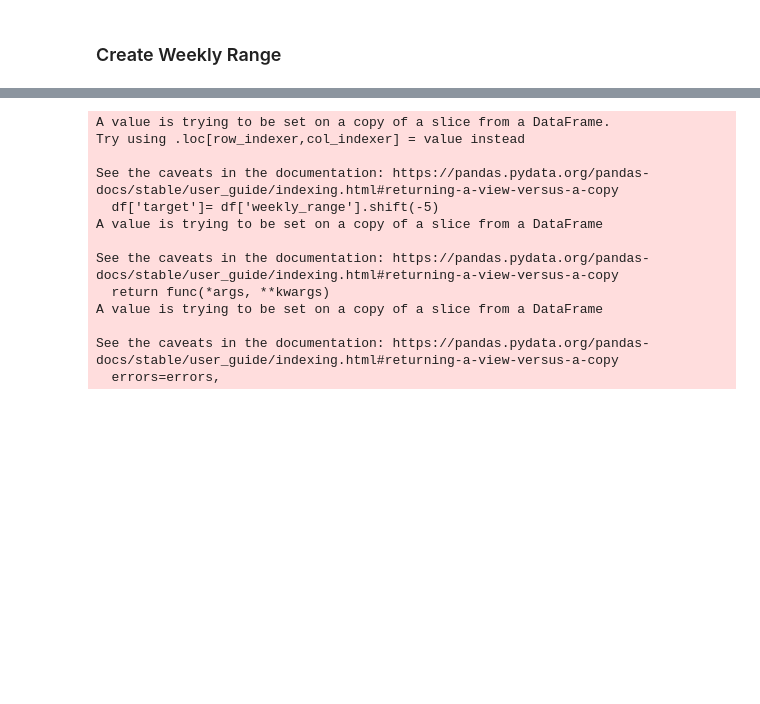
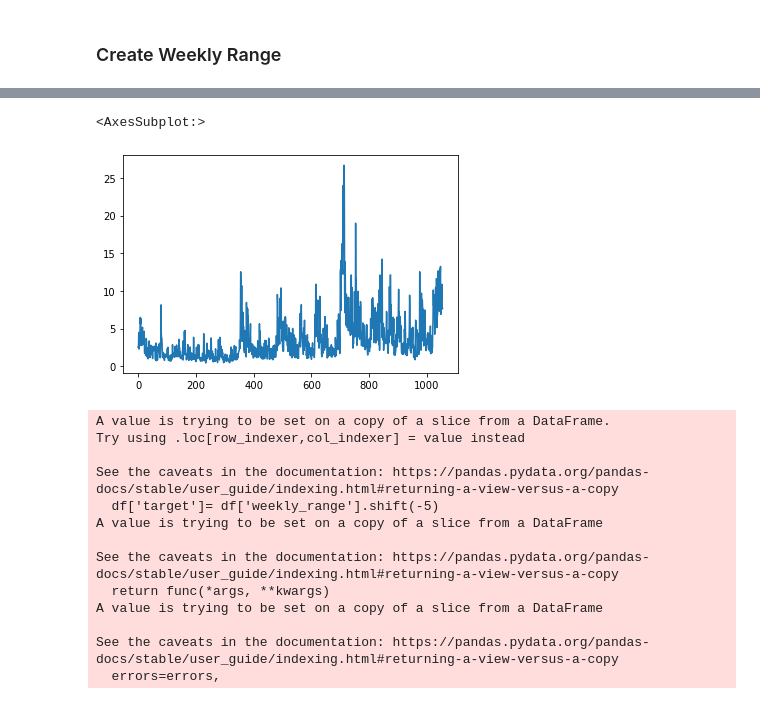
Before and after one commit to laramiedunlap/Project2, a Jupyter notebook: Laramie.ipynb, the cells around one changed output, grey strips where cells are left out. Cells and saved outputs as stored; diff of their text form; code cells hidden in the pictures; blank space fills up the shorter version.

```diff
--- a/Laramie.ipynb
+++ b/Laramie.ipynb
@@ -120,6 +131,8 @@ df.head()
 | 4 | 203.38 | 204.1400 | 201.51 | 201.88 | 211173305.0 | 669924.0 | 203.150102 | 4.3500 | 21.36 | ... |
 # %%
 raw_cols = df.columns.to_list()
+# %%
+raw_cols = raw_cols[:-4]
 # %%
 raw_cols
 # %% [output]
@@ -166,3 +195,8 @@ df_clean = df[[c for c in df_clean if c not in ['weekly_range'] ] + ['weekly_ran
+# %%
+df_clean['day_range'].plot()
+# %% [output]
+<AxesSubplot:>
+[figure, added]
 # %%
 df_clean.to_csv('clean_data/basic_spy_vix.csv')
 # %%
```
Also changed, not shown: parts of 13 cells of this notebook, 1 other file.
